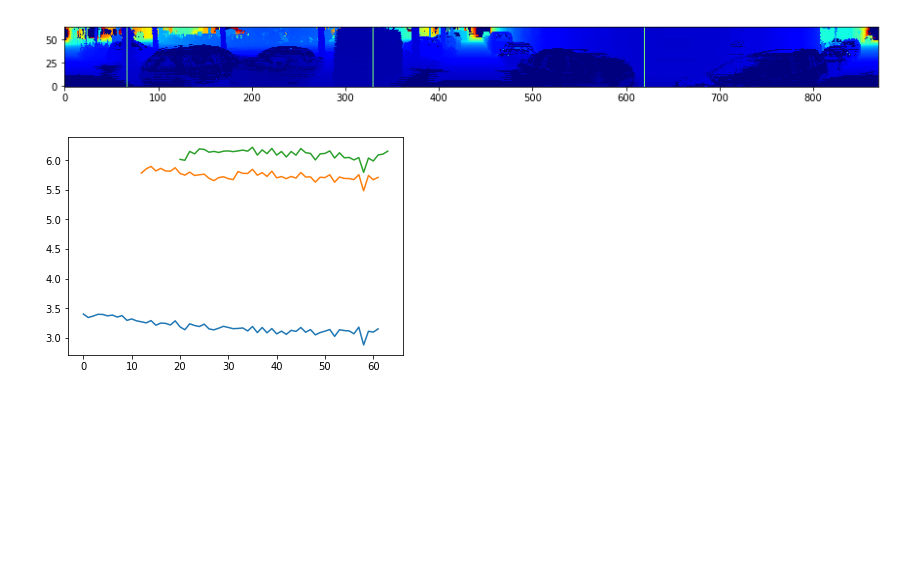
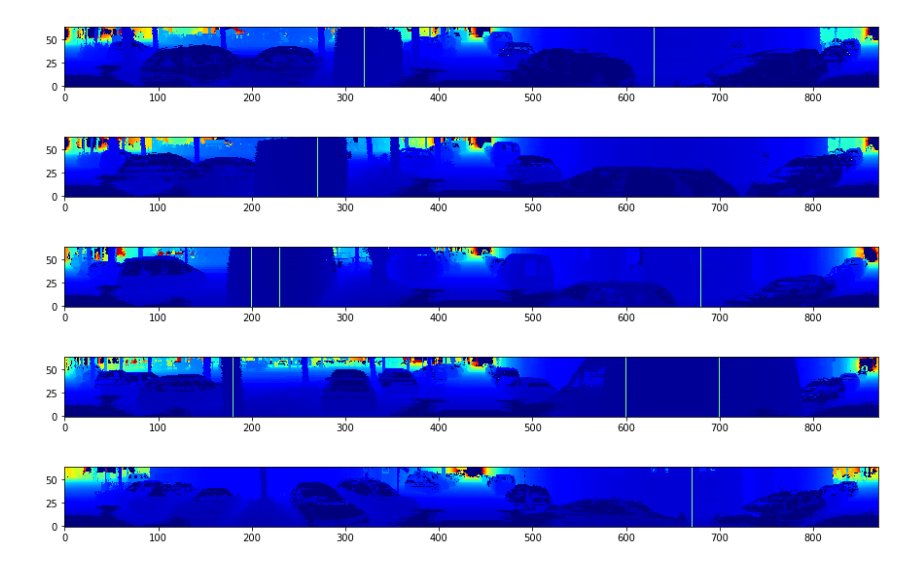
Before and after one commit to PRBonn/depth_clustering, a Jupyter notebook: notebooks/depth_fix.ipynb, the cells around one changed output. Cells and saved outputs as stored; diff of their text form; code cells hidden in the pictures; blank space fills up the shorter version.

```diff
--- a/notebooks/depth_fix.ipynb
+++ b/notebooks/depth_fix.ipynb
@@ -14,19 +13,32 @@ big_plot = (100, 3)
 import matplotlib.pyplot as plt
 import PIL.Image
 import numpy as np
-image = PIL.Image.open(interesting_scan)
+def read_image(image_name, rows):
+    image = PIL.Image.open(image_name)
 
-np_image = np.array(image)
-np_image = np_image / 500.
-np_image = np.flipud(np_image)
-image_copy = np_image.copy()
-# mark needed columns with color
-image_copy[:,67] = 40
-image_copy[:,330] = 40
-image_copy[:,620] = 40
+    np_image = np.array(image)
+    np_image = np_image / 500.
+    np_image = np.flipud(np_image)
+    image_copy = np_image.copy()
+    # mark needed columns with color
+    for row in rows:
+        image_copy[:,row] = 40
 
-plt.figure(figsize=small_plot)
-imgplot = plt.imshow(image_copy, origin='lower', cmap='jet')
+    plt.figure(figsize=small_plot)
+    imgplot = plt.imshow(image_copy, origin='lower', cmap='jet')
+    return np_image
-# %% [output]
-[figure, removed]
+# %%
+scans = ["scan10159.png", "scan10162.png", "scan10197.png", "scan10321.png", "scan00197.png"]
+rows = [[320, 630], [270], [200, 230, 680], [180, 600, 700], [670]]
+colors = ['red', 'blue', 'green', 'magenta', 'orange']
+
+images = []
+for scan_name, interesting_rows in zip(scans, rows):
+    images.append(read_image(scan_name, interesting_rows))
+# %% [output]
+[figure, added]
+[figure, added]
+[figure, added]
+[figure, added]
+[figure, added]
 # %%
@@ -36,7 +48 @@ def draw_depth_at_row(row, image, start_idx=0, end_idx=64):
     return image[:, row]
-# %%
-depth_vals_330 = draw_depth_at_row(330, np_image, 0, 62)
-depth_vals_620 = draw_depth_at_row(620, np_image, 12, 62)
-depth_vals_67 = draw_depth_at_row(67, np_image, 20, 64)
-# %% [output]
-[figure, removed]
```
Also changed, not shown: parts of 5 cells of this notebook, 5 other files.
